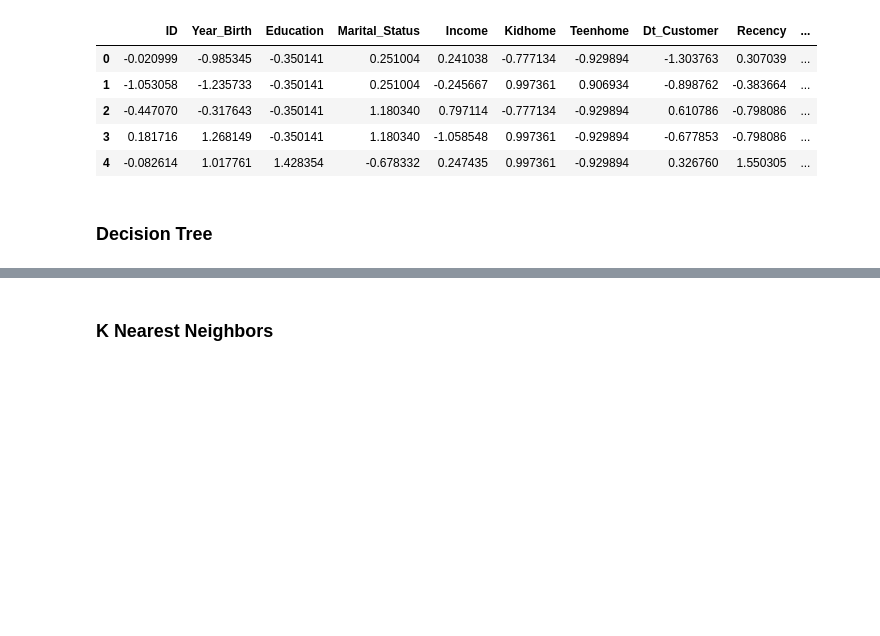
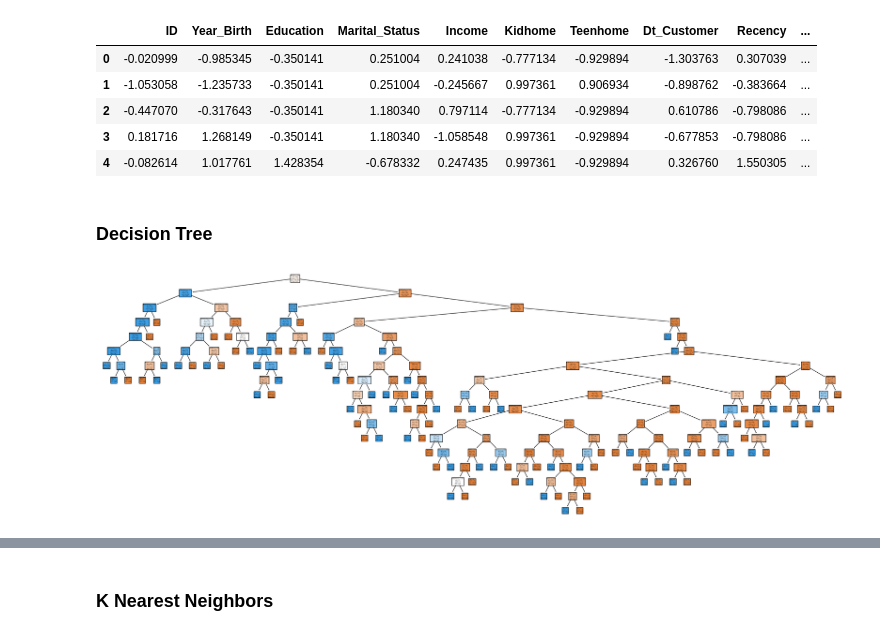
Before and after one commit to amiralirahimii/Artificial-Intelligence-Course-Projects-F2024, a Jupyter notebook: AI-CA4.ipynb, the cells around one changed output, grey strips where cells are left out. Cells and saved outputs as stored; diff of their text form; code cells hidden in the pictures; blank space fills up the shorter version.

```diff
--- a/AI-CA4.ipynb
+++ b/AI-CA4.ipynb
@@ -474,3 +468,16 @@ def divideToXY(data):
+# %%
+def visualizeDT(DTClassifier, trainData):
+    feature_names_list = trainData.columns.tolist()
+    class_names_list = [str(cls) for cls in DTClassifier.classes_]
+
+    plt.figure(figsize=(30, 10))
+    plot_tree(
+        DTClassifier,
+        filled=True,
+        feature_names=feature_names_list,
+        class_names=class_names_list,
+    )
+    plt.show()
 # %%
 trainData, testData = train_test_split(standardizedDF, test_size=0.2)
 XTrain, YTrain = divideToXY(trainData)
@@ -478,9 +491,12 @@ XTest, YTest = divideToXY(testData)
 # %% [markdown]
 ### Decision Tree
 # %%
-DTClassifer = DecisionTreeClassifier(random_state=0)
+DTClassifer = DecisionTreeClassifier()
 DTClassifer.fit(XTrain, YTrain)
+visualizeDT(DTClassifer, trainData)
 prediction = DTClassifer.predict(XTest)
+# %% [output]
+[figure, added]
 # %%
 def visualizeConMat(confusionMat):
     plt.figure(figsize=(10,7))
```
Also changed, not shown: parts of 19 cells of this notebook.
